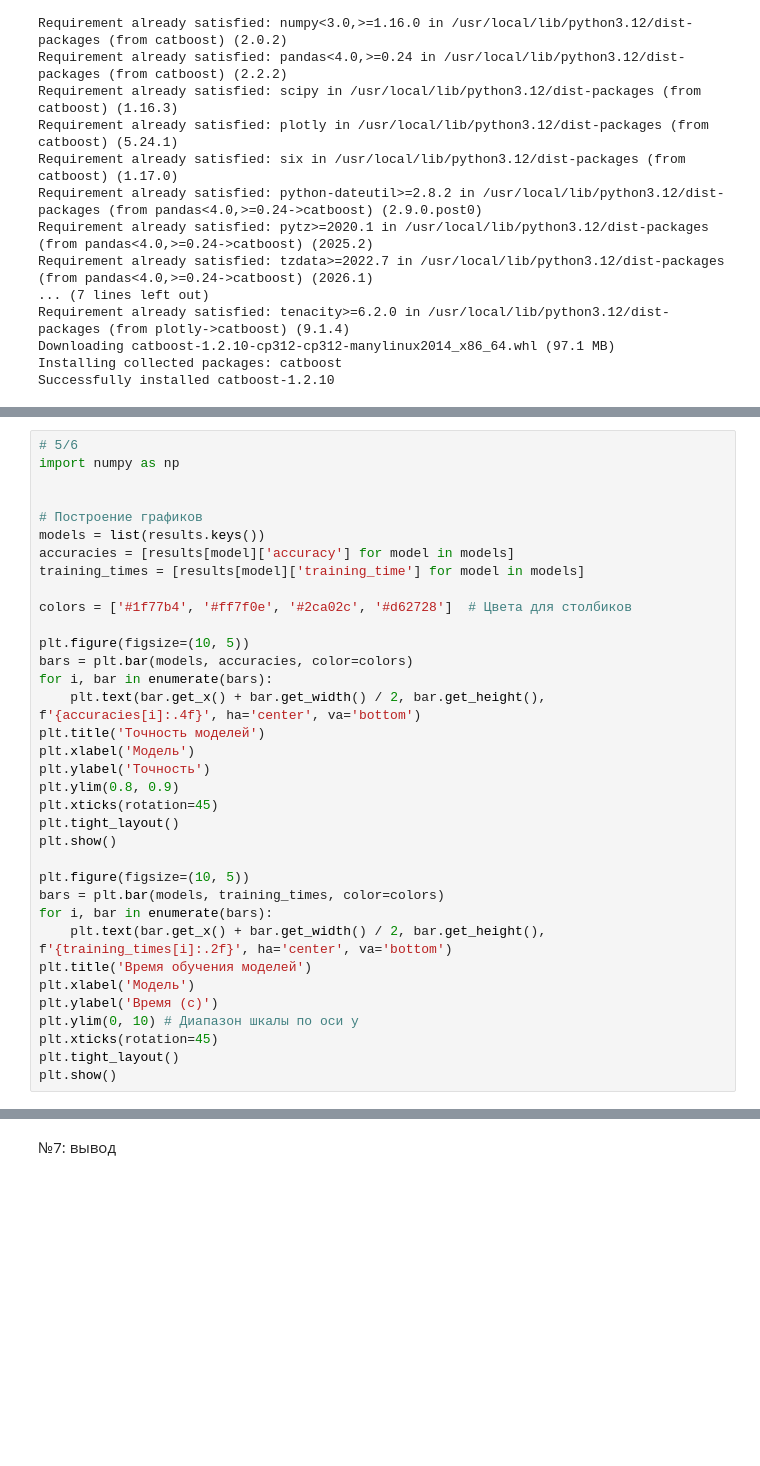
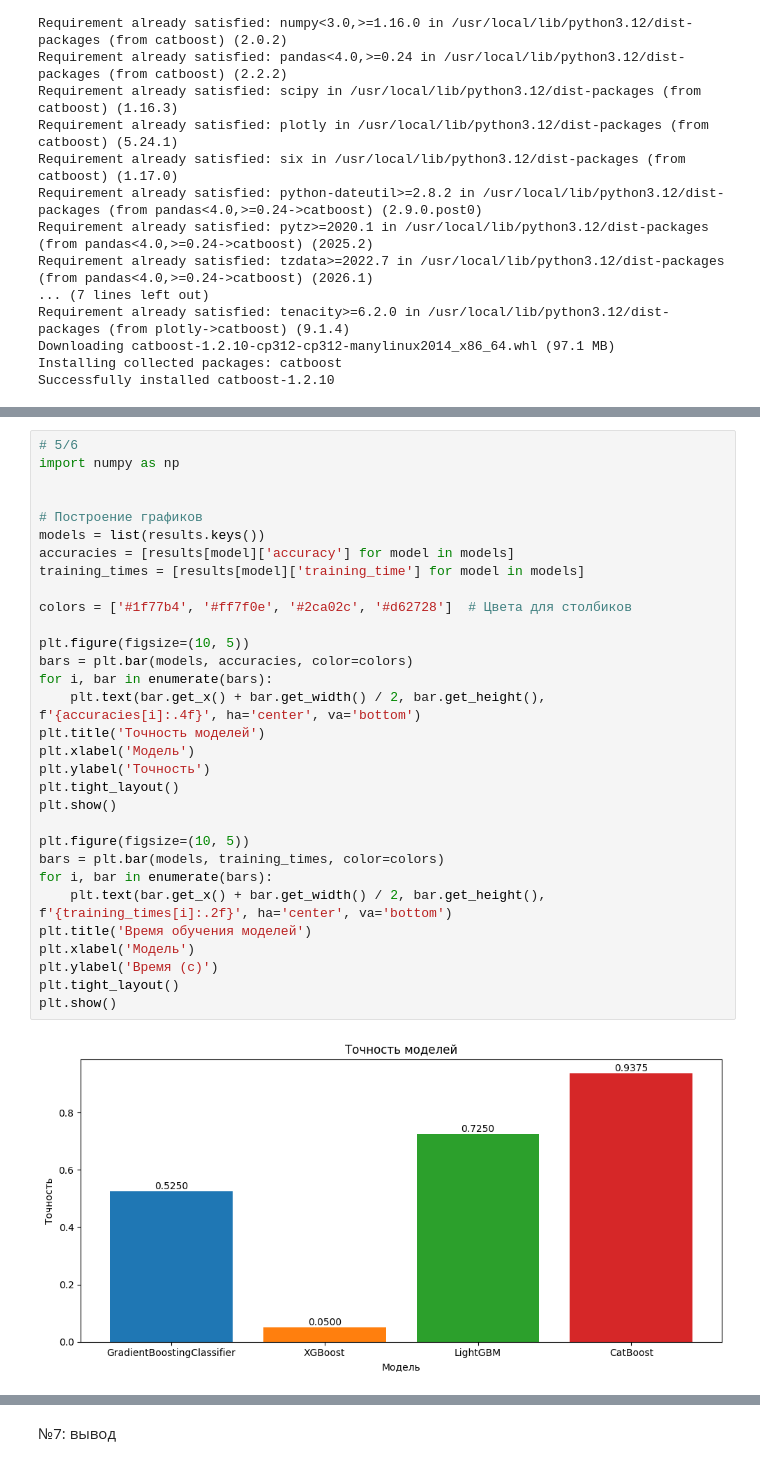
Before and after one commit to GDVevo/ml_uni, a Jupyter notebook: Практическая_работа_№9_Ансамблевые_методы_в_машинном_обучении.ipynb, the cells around one changed output, grey strips where cells are left out. Saved outputs shown, nothing was run; the diff lists cells and outputs as text; blank space fills up the shorter version.

```diff
--- a/Практическая_работа_№9_Ансамблевые_методы_в_машинном_обучении.ipynb
+++ b/Практическая_работа_№9_Ансамблевые_методы_в_машинном_обучении.ipynb
@@ -168,34 +186,32 @@ print(confusion_matrix(y_test, y_pred_cb))
 # 5/6
 import numpy as np
 
 
 # Построение графиков
 models = list(results.keys())
 accuracies = [results[model]['accuracy'] for model in models]
 training_times = [results[model]['training_time'] for model in models]
 
 colors = ['#1f77b4', '#ff7f0e', '#2ca02c', '#d62728']  # Цвета для столбиков
 
 plt.figure(figsize=(10, 5))
 bars = plt.bar(models, accuracies, color=colors)
 for i, bar in enumerate(bars):
     plt.text(bar.get_x() + bar.get_width() / 2, bar.get_height(), f'{accuracies[i]:.4f}', ha='center', va='bottom')
 plt.title('Точность моделей')
 plt.xlabel('Модель')
 plt.ylabel('Точность')
-plt.ylim(0.8, 0.9)
-plt.xticks(rotation=45)
 plt.tight_layout()
 plt.show()
 
 plt.figure(figsize=(10, 5))
 bars = plt.bar(models, training_times, color=colors)
 for i, bar in enumerate(bars):
     plt.text(bar.get_x() + bar.get_width() / 2, bar.get_height(), f'{training_times[i]:.2f}', ha='center', va='bottom')
 plt.title('Время обучения моделей')
 plt.xlabel('Модель')
 plt.ylabel('Время (с)')
-plt.ylim(0, 10) # Диапазон шкалы по оси y
-plt.xticks(rotation=45)
 plt.tight_layout()
 plt.show()
+# %% [output]
+[figure, added]
```
Also changed, not shown: parts of 3 cells of this notebook.
